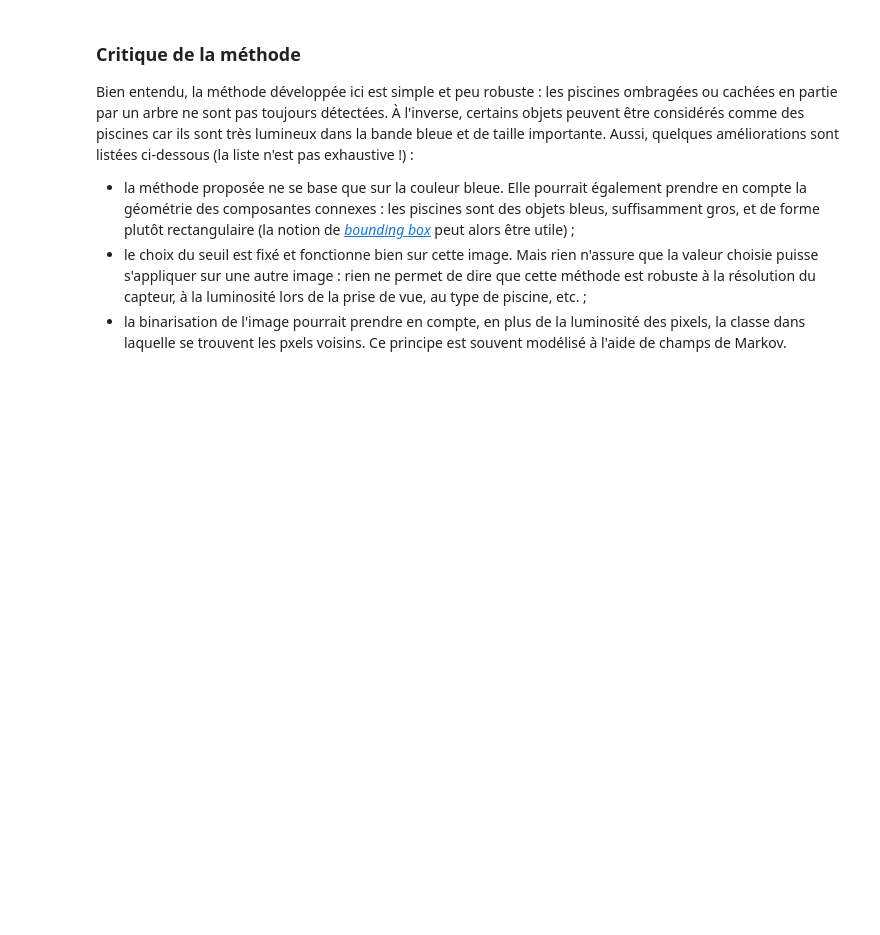
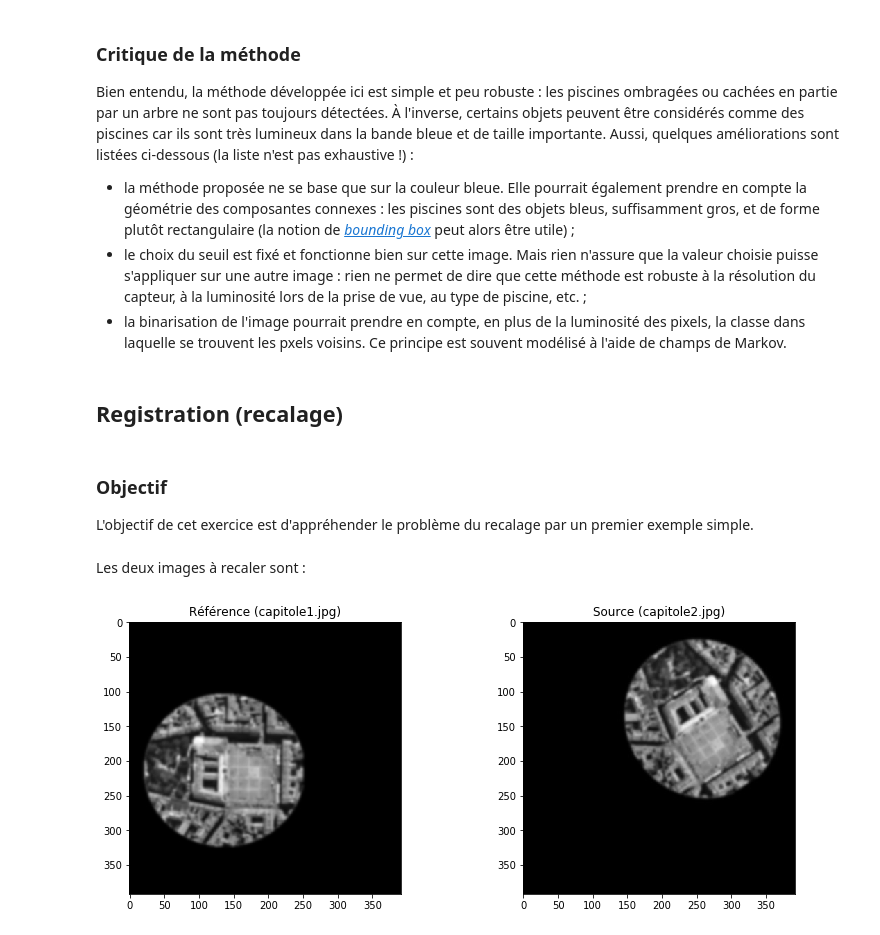
Before and after one commit to vincmazet/ftip, a Jupyter notebook: _sources/labs/tp3-code.ipynb, the cells around one changed output. Drawn from its saved outputs; the diff is of its cells as text; code cells hidden in the pictures; blank space fills up the shorter version.

```diff
--- a/_sources/labs/tp3-code.ipynb
+++ b/_sources/labs/tp3-code.ipynb
@@ -197,3 +197,11 @@ Bien entendu, la méthode développée ici est simple et peu robuste : les pisci
 * la méthode proposée ne se base que sur la couleur bleue. Elle pourrait également prendre en compte la géométrie des composantes connexes : les piscines sont des objets bleus, suffisamment gros, et de forme plutôt rectangulaire (la notion de [_bounding box_](http://scikit-image.org/docs/dev/auto_examples/segmentation/plot_label.html) peut alors être utile) ;
 * le choix du seuil est fixé et fonctionne bien sur cette image. Mais rien n'assure que la valeur choisie puisse s'appliquer sur une autre image : rien ne permet de dire que cette méthode est robuste à la résolution du capteur, à la luminosité lors de la prise de vue, au type de piscine, etc. ;
 * la binarisation de l'image pourrait prendre en compte, en plus de la luminosité des pixels, la classe dans laquelle se trouvent les pxels voisins. Ce principe est souvent modélisé à l'aide de champs de Markov.
+# %% [markdown]
+## Registration (recalage)
+# %% [markdown]
+### Objectif
+
+L'objectif de cet exercice est d'appréhender le problème du recalage par un premier exemple simple.
+# %% [markdown]
+Les deux images à recaler sont :
@@ -199,0 +213,22 @@ Bien entendu, la méthode développée ici est simple et peu robuste : les pisci
+# %%
+# Images
+
+# http://www.cnes-csg.fr/web/CNES-en/9844-gp-first-pleiades-satellite-to-launch-16-december.php
+
+f = io.imread("capitole1.jpg")
+g = io.imread("capitole2.jpg")
+(M, N) = f.shape
+
+f = f/255
+g = g/255
+
+plt.figure(figsize=(20,5))
+plt.subplot(1,3,1)
+plt.imshow(f, "gray")
+plt.title("Référence (capitole1.jpg)")
+plt.subplot(1,3,2)
+plt.imshow(g, "gray")
+plt.title("Source (capitole2.jpg)")
+plt.show()
+# %% [output]
+[figure, added]
```
Also changed, not shown: parts of 13 cells of this notebook, 1 other file.
